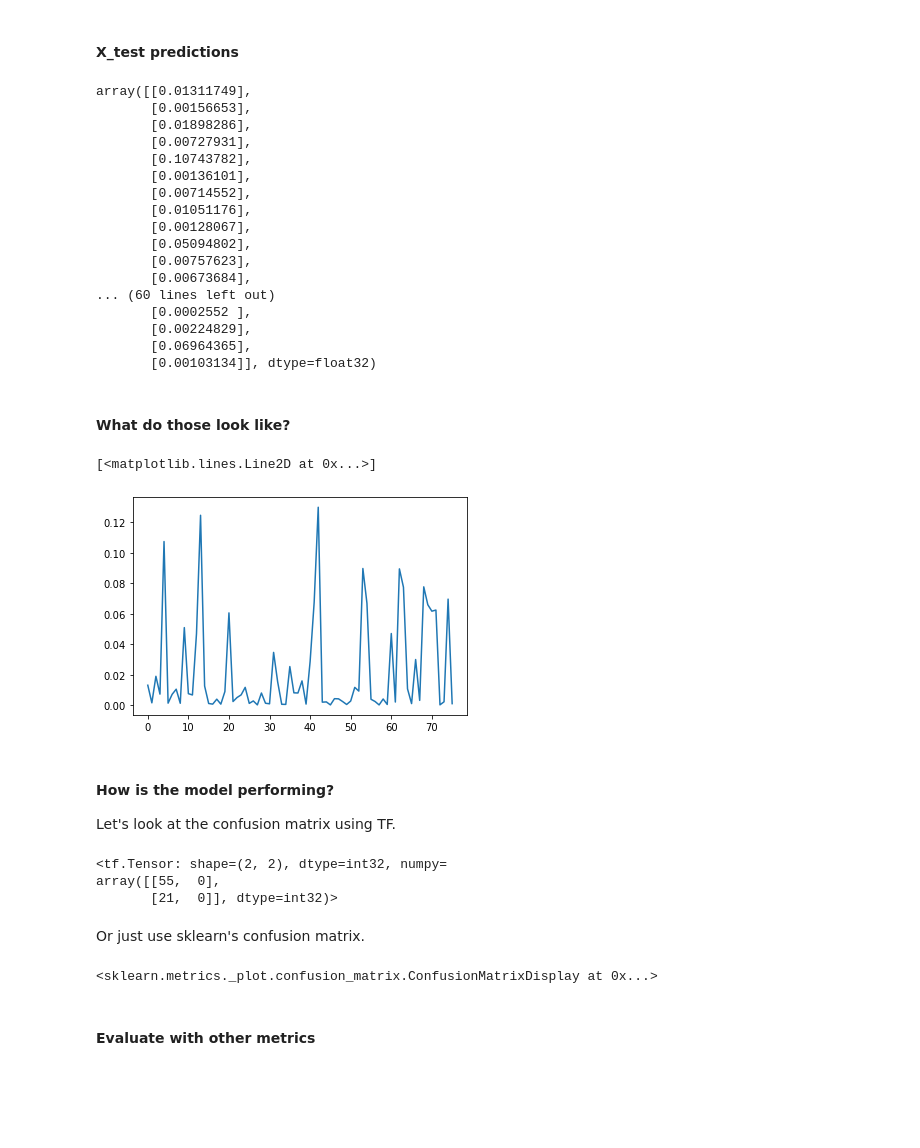
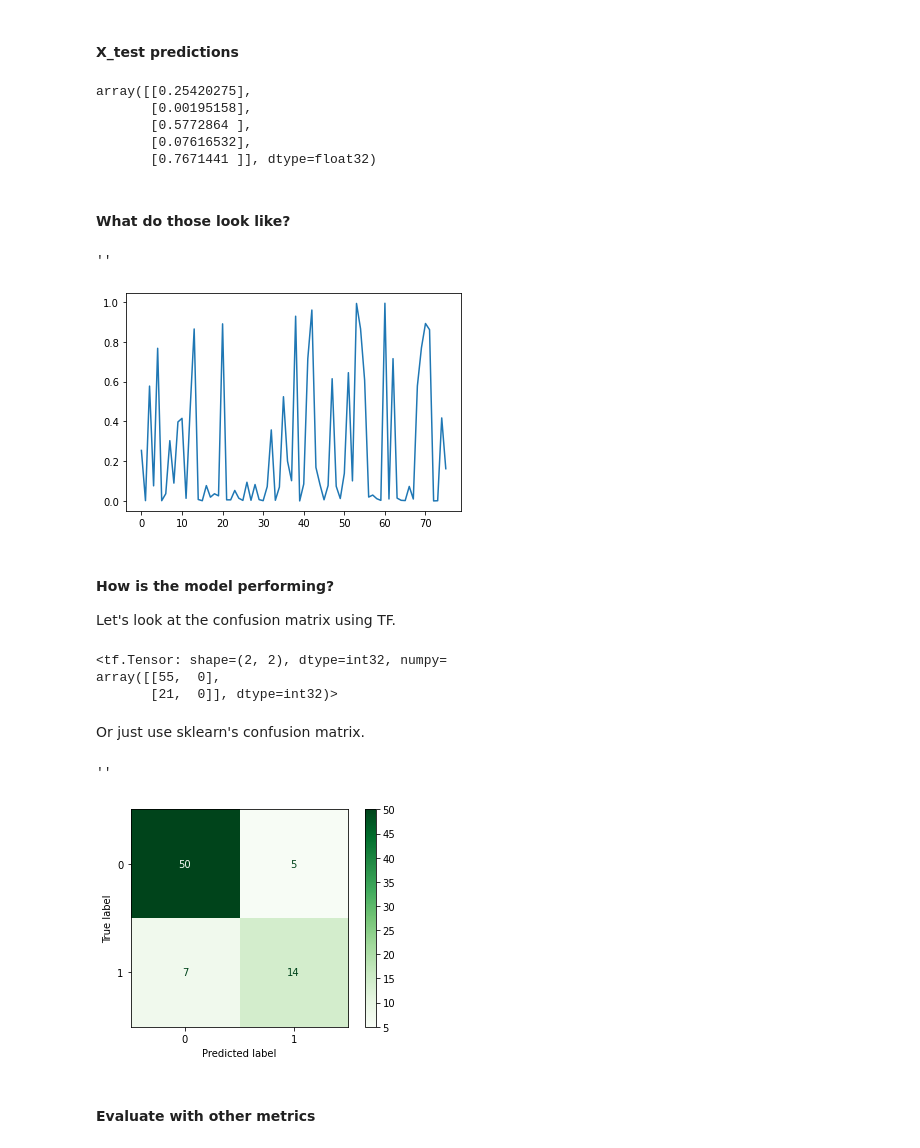
Before and after one commit to pezpet/general-assembly, a Jupyter notebook: labs/7.01-lab-master/7.01-lab-nn-classification-starter-andres.ipynb, the cells around one changed output. Cells and saved outputs as stored; diff of their text form; code cells hidden in the pictures; blank space fills up the shorter version.

```diff
--- a/labs/7.01-lab-master/7.01-lab-nn-classification-starter-andres.ipynb
+++ b/labs/7.01-lab-master/7.01-lab-nn-classification-starter-andres.ipynb
@@ -154,4 +171,8 @@ ct = make_column_transformer(
 # %%
 X_train_t = ct.fit_transform(X_train)
 X_test_t = ct.transform(X_test)
+# %%
+ss = StandardScaler()
+X_train_t_s = ss.fit_transform(X_train_t)
+X_test_t_s = ss.fit_transform(X_test_t)
 # %%
@@ -159,2 +185,3 @@ X_train_df = pd.DataFrame(X_train_t, columns=ct.get_feature_names_out())
 # %%
-X_test_df = pd.DataFrame(X_test_t, columns=ct.get_feature_names_out())
+X_test_df = pd.DataFrame(X_test_t_s, columns=ct.get_feature_names_out())
+X_test_df.head(2)
@@ -271,58 +304,50 @@ reloaded_model.evaluate(X_test_df, y_test)
 # %% [markdown]
 #### X_test predictions
-# %%
-reloaded_model.predict(X_test_df)
-# %% [output]
-array([[0.01311749],
-       [0.00156653],
-       [0.01898286],
-       [0.00727931],
-       [0.10743782],
-       [0.00136101],
-       [0.00714552],
-       [0.01051176],
-       [0.00128067],
-       [0.05094802],
-       [0.00757623],
-       [0.00673684],
-... (60 lines left out)
-       [0.0002552 ],
-       [0.00224829],
-       [0.06964365],
-       [0.00103134]], dtype=float32)
+# %%
+y_preds = reloaded_model.predict(X_test_df)
+y_preds[:5]
+# %% [output]
+array([[0.25420275],
+       [0.00195158],
+       [0.5772864 ],
+       [0.07616532],
+       [0.7671441 ]], dtype=float32)
 # %% [markdown]
 #### What do those look like?
 # %%
-plt.plot(reloaded_model.predict(X_test_df))
+plt.plot(y_preds)
+;
 # %% [output]
-[<matplotlib.lines.Line2D at 0x...>]
+''
-[figure, old version]
+[figure, new version]
 # %% [markdown]
 #### How is the model performing?
 Let's look at the confusion matrix using TF.
 # %%
 # Using the docs
-tf.compat.v1.confusion_matrix(
+tf_confusion = tf.compat.v1.confusion_matrix(
     labels=y_test,
     predictions=reloaded_model.predict(X_test_df),
 
 )
-# %% [output]
-<tf.Tensor: shape=(2, 2), dtype=int32, numpy=
-array([[55,  0],
-       [21,  0]], dtype=int32)>
+# %%
+tf_confusion
+# %% [output]
+<tf.Tensor: shape=(2, 2), dtype=int32, numpy=
+array([[55,  0],
+       [21,  0]], dtype=int32)>
 # %% [markdown]
 Or just use sklearn's confusion matrix.
 # %%
 from sklearn.metrics import ConfusionMatrixDisplay
-# %%
-ConfusionMatrixDisplay(tf.compat.v1.confusion_matrix(
-    labels=y_test,
-    predictions=reloaded_model.predict(X_test_df),
-
-))
-# %% [output]
-<sklearn.metrics._plot.confusion_matrix.ConfusionMatrixDisplay at 0x...>
+# %%
+# With help from https://stackoverflow.com/questions/56458526/get-confusion-matrix-from-a-keras-model/56458627
+# np.rint
+ConfusionMatrixDisplay.from_predictions(y_test, np.rint(y_preds), cmap='Greens')
+;
+# %% [output]
+''
+[figure, added]
 # %% [markdown]
 #### Evaluate with other metrics
 # %% [markdown]
```
Also changed, not shown: parts of 11 cells of this notebook, 4 other files.
